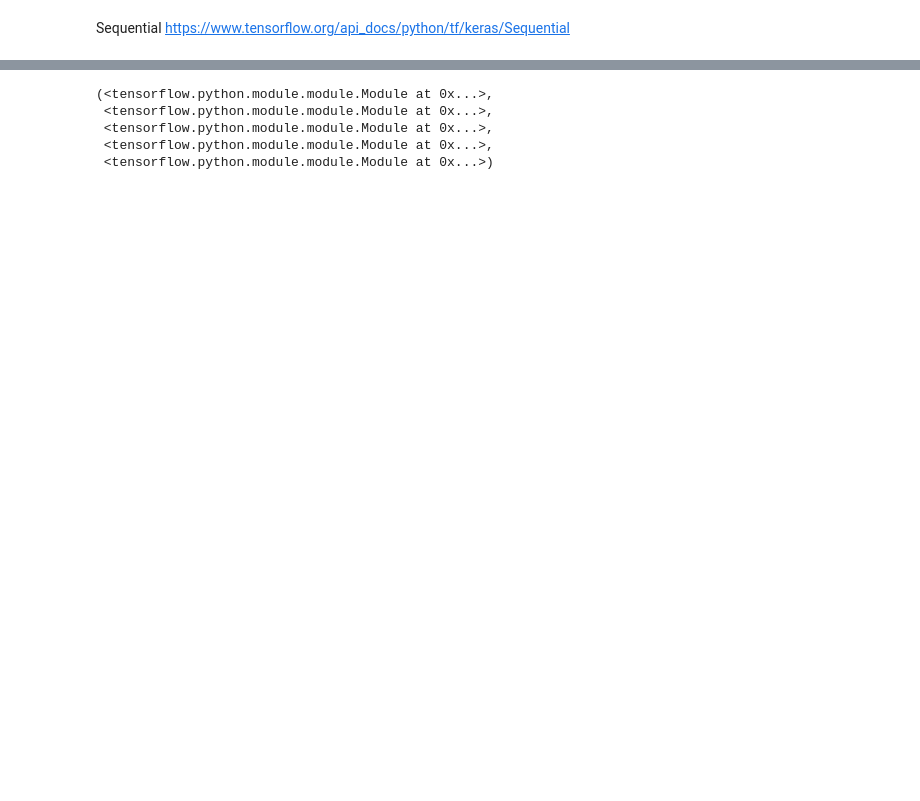
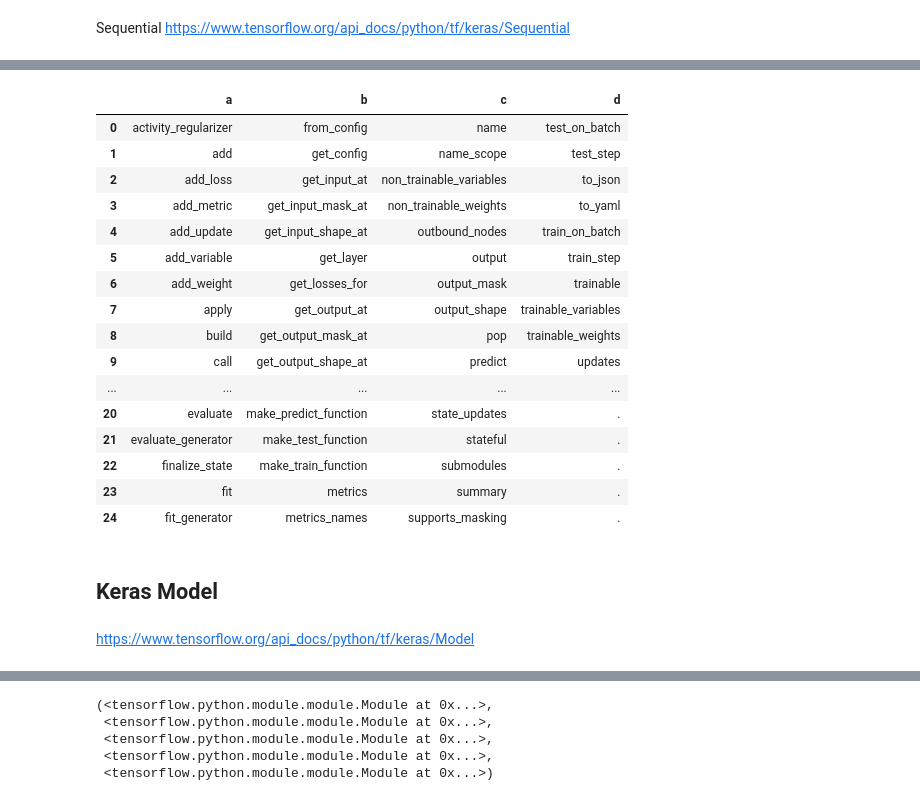
Before and after one commit to ishine/tf2-ConvTasNet, a Jupyter notebook: concepts-from-paper.ipynb, the cells around one changed output, grey strips where cells are left out. Cells and saved outputs as stored; diff of their text form; code cells hidden in the pictures; blank space fills up the shorter version.

```diff
--- a/concepts-from-paper.ipynb
+++ b/concepts-from-paper.ipynb
@@ -18,0 +165,30 @@ sequential = tf.keras.Sequential
+# %%
+sequential_methods = [m for m in dir(sequential) if not m.startswith('_')] + ['.' for m in range(11)]
+pd.DataFrame(
+    dict(a=sequential_methods[:25],
+         b=sequential_methods[25:50],
+         c=sequential_methods[50:75],
+         d=sequential_methods[75:])
+        )
+# %% [output]
+|  | a | b | c | d |
+| 0 | activity_regularizer | from_config | name | test_on_batch |
+| 1 | add | get_config | name_scope | test_step |
+| 2 | add_loss | get_input_at | non_trainable_variables | to_json |
+| 3 | add_metric | get_input_mask_at | non_trainable_weights | to_yaml |
+| 4 | add_update | get_input_shape_at | outbound_nodes | train_on_batch |
+| 5 | add_variable | get_layer | output | train_step |
+| 6 | add_weight | get_losses_for | output_mask | trainable |
+| 7 | apply | get_output_at | output_shape | trainable_variables |
+| 8 | build | get_output_mask_at | pop | trainable_weights |
+| 9 | call | get_output_shape_at | predict | updates |
+| ... | ... | ... | ... | ... |
+| 20 | evaluate | make_predict_function | state_updates | . |
+| 21 | evaluate_generator | make_test_function | stateful | . |
+| 22 | finalize_state | make_train_function | submodules | . |
+| 23 | fit | metrics | summary | . |
+| 24 | fit_generator | metrics_names | supports_masking | . |
+# %% [markdown]
+## Keras Model
+# %% [markdown]
+https://www.tensorflow.org/api_docs/python/tf/keras/Model
```
Also changed, not shown: parts of 57 cells of this notebook.
